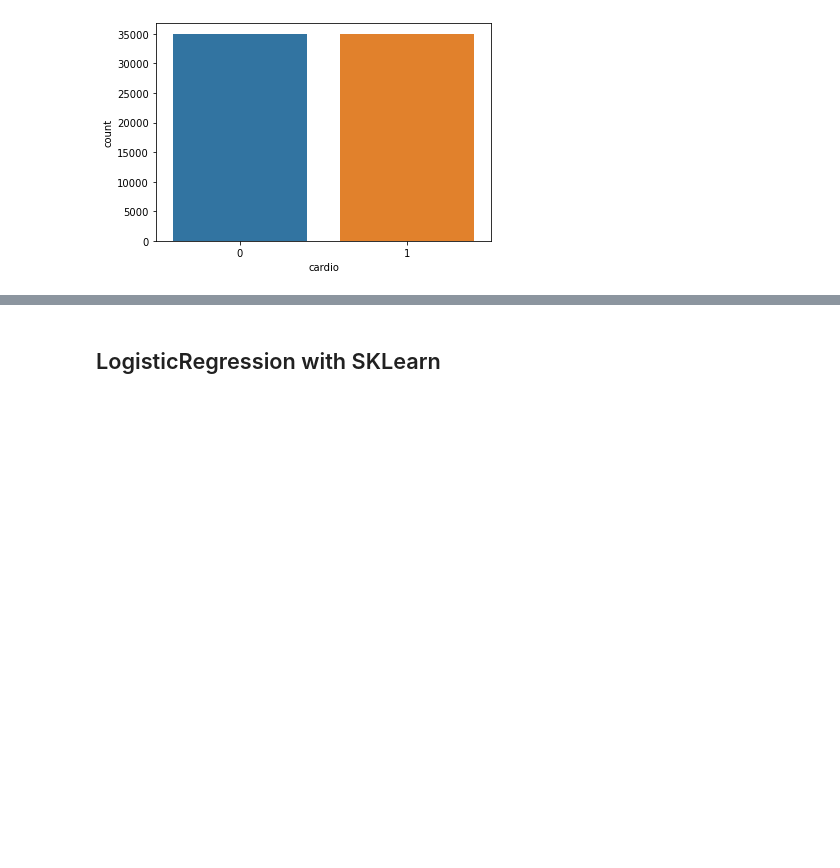
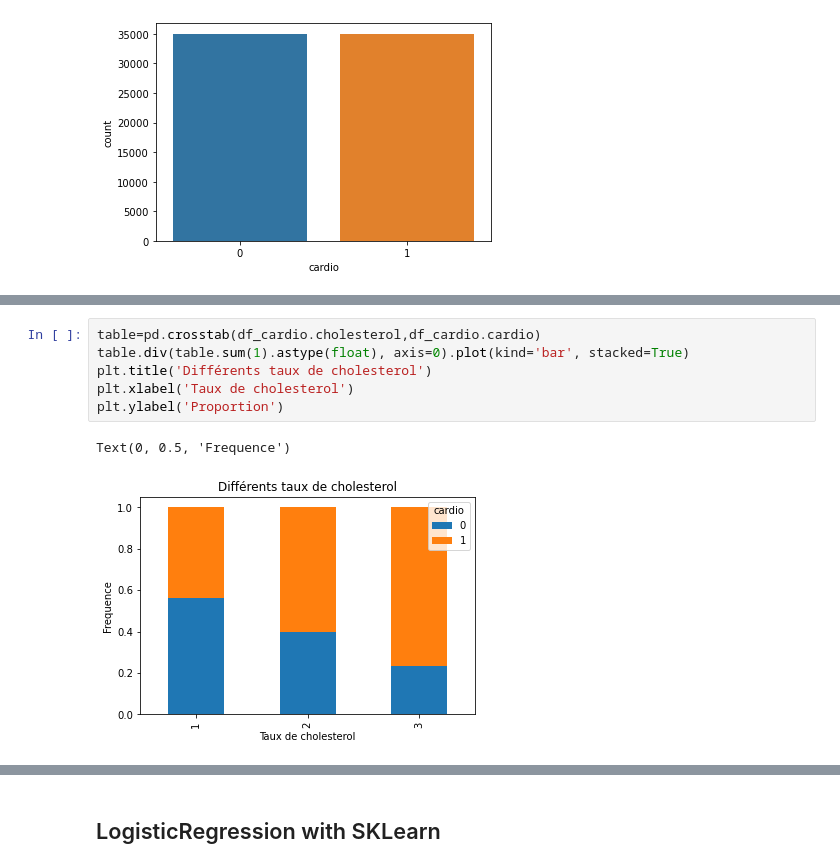
Before and after one commit to eltarr-kawther/-Cardiovascular-Risks, a Jupyter notebook: cardio_vasc.ipynb, the cells around one changed output, grey strips where cells are left out. Cells and saved outputs as stored; diff of their text form; blank space fills up the shorter version.

```diff
--- a/cardio_vasc.ipynb
+++ b/cardio_vasc.ipynb
@@ -109,0 +118,9 @@ sns.countplot(x='cardio', data=df_cardio)
+# %%
+table=pd.crosstab(df_cardio.cholesterol,df_cardio.cardio)
+table.div(table.sum(1).astype(float), axis=0).plot(kind='bar', stacked=True)
+plt.title('Différents taux de cholesterol')
+plt.xlabel('Taux de cholesterol')
+plt.ylabel('Proportion')
+# %% [output]
+Text(0, 0.5, 'Frequence')
+[figure, added]
```
Also changed, not shown: parts of 19 cells of this notebook.
